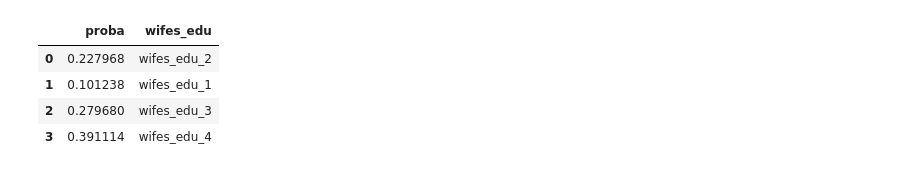
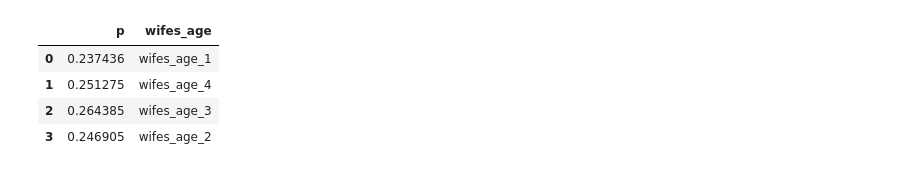
Before and after one commit to eug/bayesnet, a Jupyter notebook: Data.ipynb, the cells around one changed output. Cells and saved outputs as stored; diff of their text form; code cells hidden in the pictures.

Commit message:
Add distributions and probabilities functions

```diff
--- a/Data.ipynb
+++ b/Data.ipynb
@@ -36,27 +14,37 @@ pd.DataFrame(d)
+# %%
+def is_var(data, name):
+    return name in data.columns
+# %%
+def get_domain(data, var_name):
+    if is_var(data, var_name):
+        return data[var_name].unique()
 # %%
-def probability(data, variable_name):
-    p = {}
-    proba_key = 'proba'
-    p[variable_name] = []
-    p[proba_key] = []
+def prob_dist(data, var_name):
+    if not is_var(data, var_name):
+        return
+
+    prob_key = 'p'
     total = 0
+    table = {}
+    table[prob_key] = []
+    table[var_name] = []
 
-    for variable_value in data[variable_name].unique():
-        event_name = '{}_{}'.format(variable_name, variable_value)
-        frequency = data[data[variable_name] == variable_value].shape[0]
-        p[variable_name].append(event_name)
-        p[proba_key].append(frequency)
+    for event in get_domain(data, var_name):
+        frequency = data[data[var_name] == event].shape[0]
+        event_name = '{}_{}'.format(var_name, event)
+        table[var_name].append(event_name)
+        table[prob_key].append(frequency)
         total += frequency
 
-    for i, v in enumerate(p[proba_key]):
-        p[proba_key][i] = v / total
+    for i, v in enumerate(table[prob_key]):
+        table[prob_key][i] = v / total
 
-    return pd.DataFrame(p)
+    return pd.DataFrame(table)
 
-probability(tr, 'wifes_edu')
+prob_dist(tr, 'wifes_age')
 # %% [output]
-|  | proba | wifes_edu |
-| 0 | 0.227968 | wifes_edu_2 |
-| 1 | 0.101238 | wifes_edu_1 |
-| 2 | 0.279680 | wifes_edu_3 |
-| 3 | 0.391114 | wifes_edu_4 |
+|  | p | wifes_age |
+| 0 | 0.237436 | wifes_age_1 |
+| 1 | 0.251275 | wifes_age_4 |
+| 2 | 0.264385 | wifes_age_3 |
+| 3 | 0.246905 | wifes_age_2 |
```
Also changed, not shown: parts of 13 cells of this notebook.
